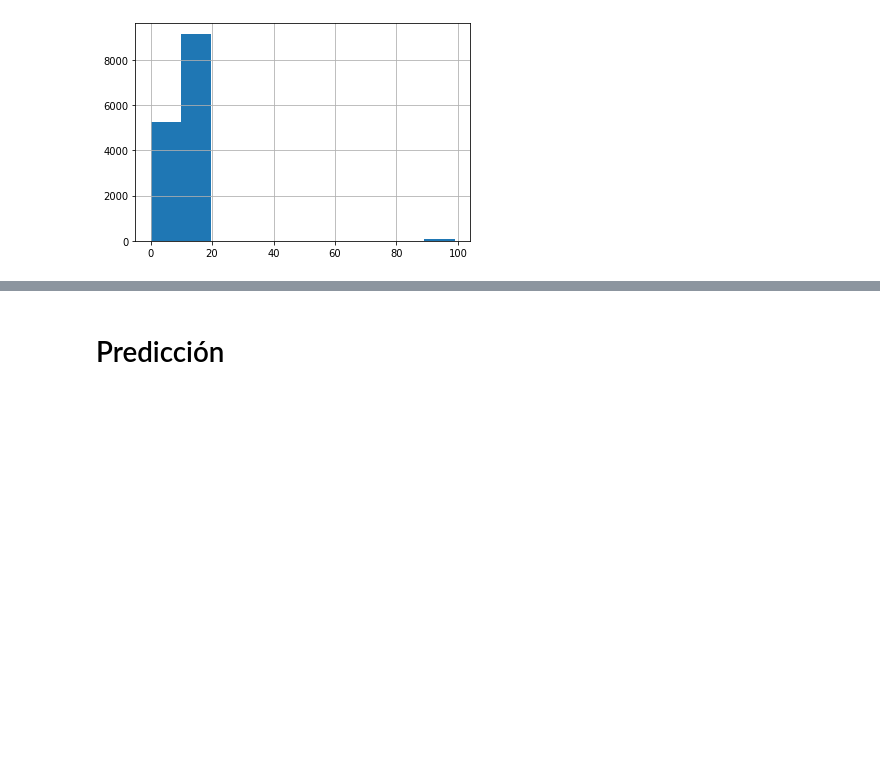
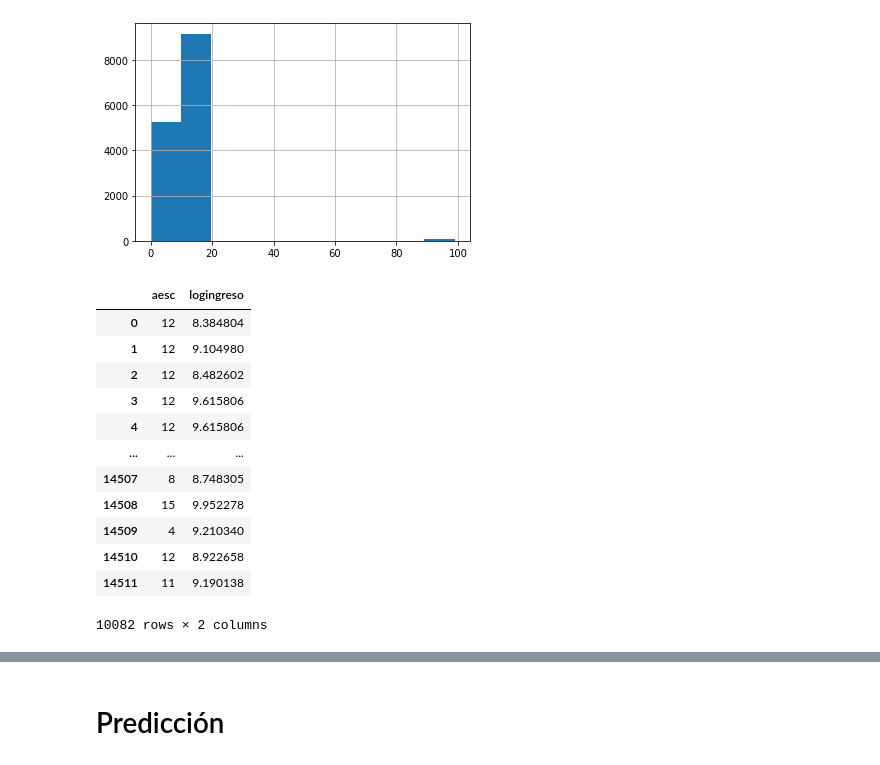
Before and after one commit to rpasquini/herramientas-econometricas-2022, a Jupyter notebook: OLS_2_Ajuste_Propiedades_Test_de_Hipótesis.ipynb, the cells around one changed output, grey strips where cells are left out. Saved outputs shown, nothing was run; the diff lists cells and outputs as text; code cells hidden in the pictures; blank space fills up the shorter version.

```diff
--- a/OLS_2_Ajuste_Propiedades_Test_de_Hipótesis.ipynb
+++ b/OLS_2_Ajuste_Propiedades_Test_de_Hipótesis.ipynb
@@ -19 +17,18 @@ df=df[['aesc','logingreso']].dropna()
+# %%
+# dropna elimina filas que para algun valor hay un missing
+df[['aesc','logingreso']].dropna()
+# %% [output]
+|  | aesc | logingreso |
+| 0 | 12 | 8.384804 |
+| 1 | 12 | 9.104980 |
+| 2 | 12 | 8.482602 |
+| 3 | 12 | 9.615806 |
+| 4 | 12 | 9.615806 |
+| ... | ... | ... |
+| 14507 | 8 | 8.748305 |
+| 14508 | 15 | 9.952278 |
+| 14509 | 4 | 9.210340 |
+| 14510 | 12 | 8.922658 |
+| 14511 | 11 | 9.190138 |
+10082 rows × 2 columns
 # %%
```
Also changed, not shown: parts of 14 cells of this notebook.
